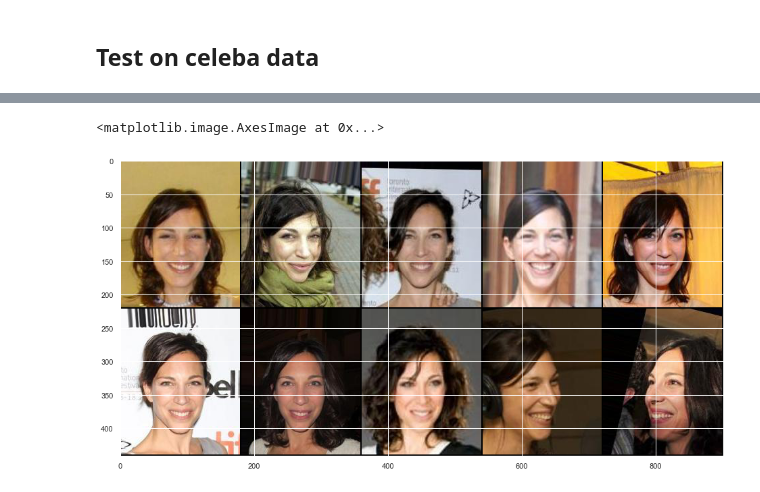
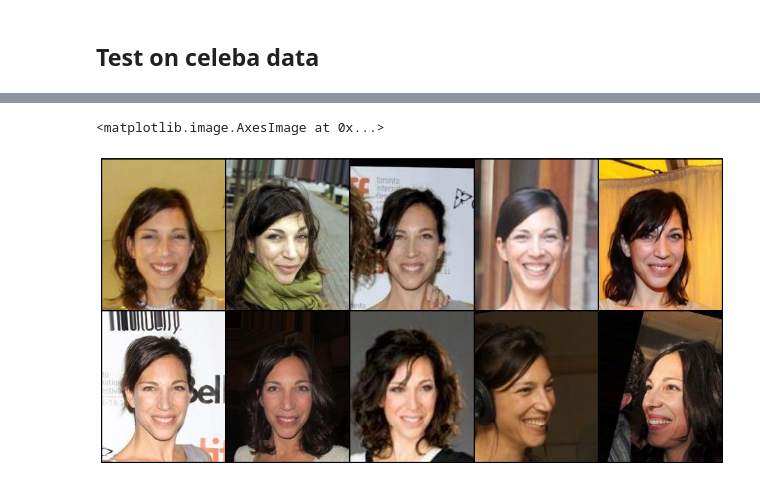
Before and after one commit to wzh0317/similar-face, a Jupyter notebook: main2.ipynb, the cells around one changed output, grey strips where cells are left out. Cells and saved outputs as stored; diff of their text form; code cells hidden in the pictures.

```diff
--- a/main2.ipynb
+++ b/main2.ipynb
@@ -34,7 +34,6 @@ from sklearn.metrics import pairwise_distances
 from collections import defaultdict
 %matplotlib inline
 # %%
-sns.set()
 if torch.cuda.is_available():
     print(f'Cuda device: {torch.cuda.get_device_name(0)}')
 else:
@@ -394,6 +394,7 @@ plt.imshow(np.transpose(images[target_face_index], (1, 2, 0)))
 # %%
 plt.figure(figsize=(16, 10))
+plt.axis('off')
 plt.imshow(np.transpose(make_grid(closest_k_faces, 5), (1, 2, 0)))
 # %% [output]
 <matplotlib.image.AxesImage at 0x...>
-[figure, old version]
+[figure, new version]
```
Also changed, not shown: parts of 5 cells of this notebook, 2 other files.
